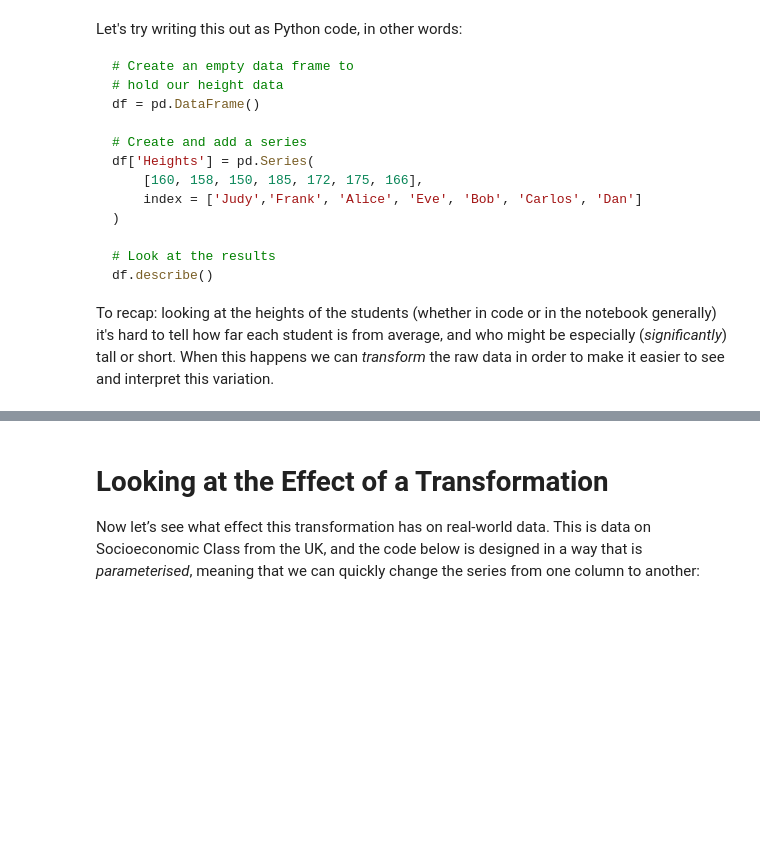
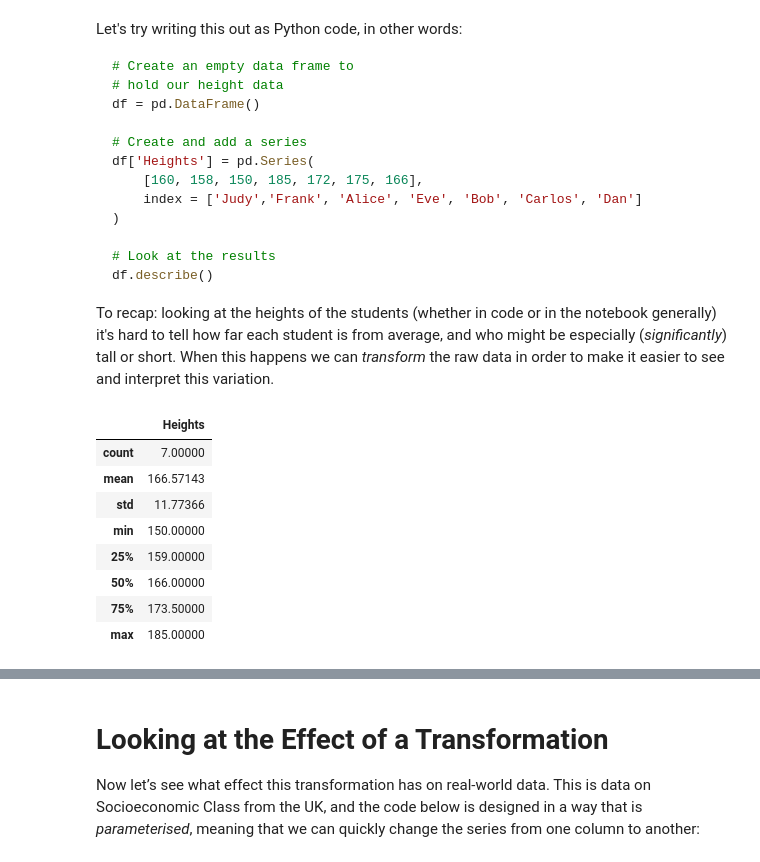
Before and after one commit to kingsgeocomp/geocomputation, a Jupyter notebook: Practical-6-Visualisation.ipynb, the cells around one changed output, grey strips where cells are left out. Drawn from its saved outputs; the diff is of its cells as text; code cells hidden in the pictures; blank space fills up the shorter version.

````diff
--- a/Practical-6-Visualisation.ipynb
+++ b/Practical-6-Visualisation.ipynb
@@ -85,6 +85,27 @@ df['Heights'] = pd.Series(
 df.describe()
 ```
 To recap: looking at the heights of the students (whether in code or in the notebook generally) it's hard to tell how far each student is from average, and who might be especially (*significantly*) tall or short. When this happens we can _transform_ the raw data in order to make it easier to see and interpret this variation.
+# %%
+df = pd.DataFrame()
+
+# Create and add a series
+df['Heights'] = pd.Series(
+    [160, 158, 150, 185, 172, 175, 166],
+    index = ['Judy','Frank', 'Alice', 'Eve', 'Bob', 'Carlos', 'Dan']
+)
+
+# Look at the results
+df.describe()
+# %% [output]
+|  | Heights |
+| count | 7.00000 |
+| mean | 166.57143 |
+| std | 11.77366 |
+| min | 150.00000 |
+| 25% | 159.00000 |
+| 50% | 166.00000 |
+| 75% | 173.50000 |
+| max | 185.00000 |
 # %% [markdown]
 ## Subtracting the Mean
 
````
Also changed, not shown: parts of 24 cells of this notebook, 1 other file.
